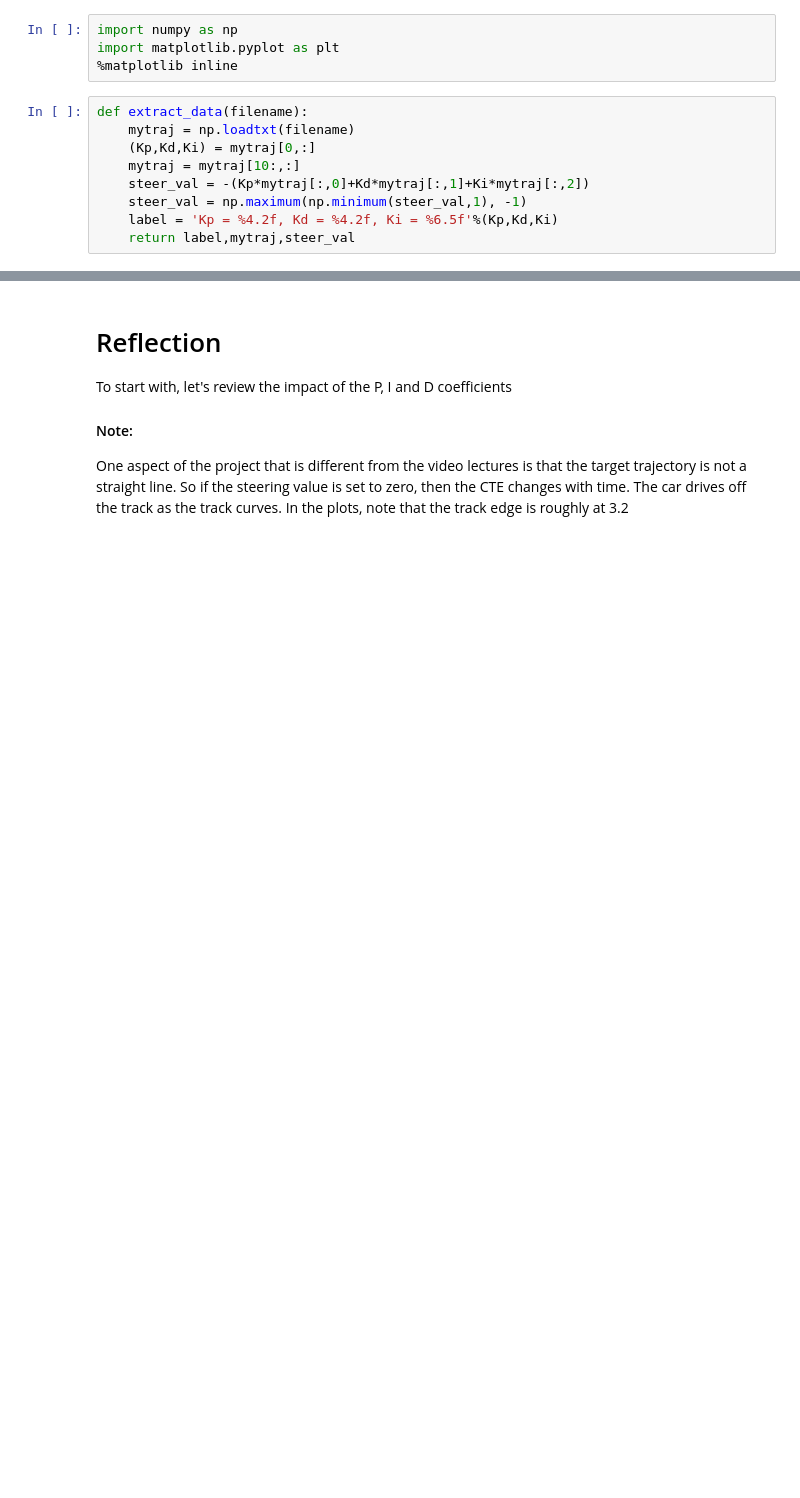
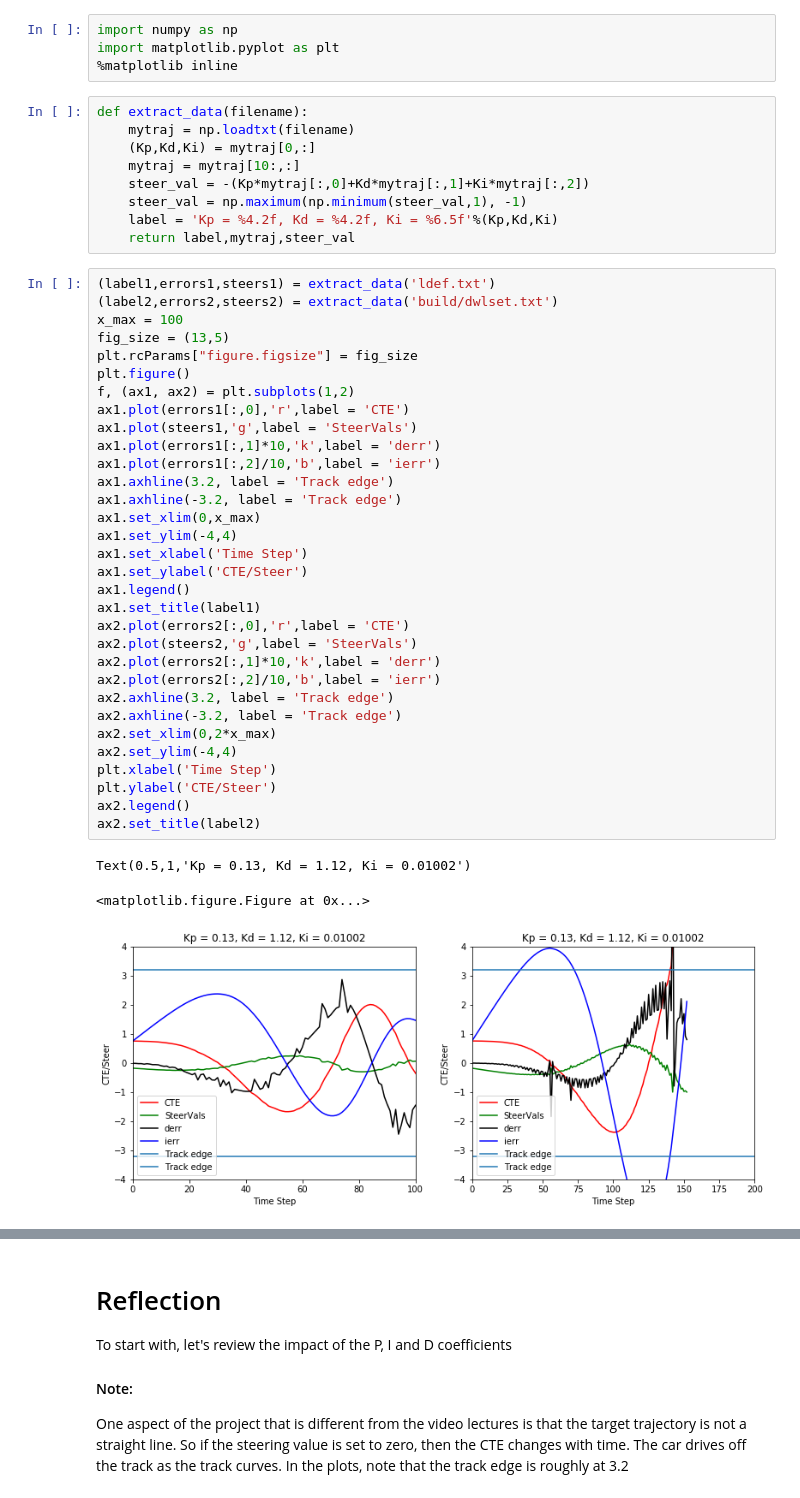
Before and after one commit to pnsrao/CarND-PID-Control-Project, a Jupyter notebook: Reflections.ipynb, the cells around one changed output, grey strips where cells are left out. Drawn from its saved outputs; the diff is of its cells as text; blank space fills up the shorter version.

```diff
--- a/Reflections.ipynb
+++ b/Reflections.ipynb
@@ -11,3 +11,39 @@ def extract_data(filename):
     steer_val = np.maximum(np.minimum(steer_val,1), -1)
     label = 'Kp = %4.2f, Kd = %4.2f, Ki = %6.5f'%(Kp,Kd,Ki)
     return label,mytraj,steer_val
+# %%
+(label1,errors1,steers1) = extract_data('ldef.txt')
+(label2,errors2,steers2) = extract_data('build/dwlset.txt')
+x_max = 100
+fig_size = (13,5)
+plt.rcParams["figure.figsize"] = fig_size
+plt.figure()
+f, (ax1, ax2) = plt.subplots(1,2)
+ax1.plot(errors1[:,0],'r',label = 'CTE')
+ax1.plot(steers1,'g',label = 'SteerVals')
+ax1.plot(errors1[:,1]*10,'k',label = 'derr')
+ax1.plot(errors1[:,2]/10,'b',label = 'ierr')
+ax1.axhline(3.2, label = 'Track edge')
+ax1.axhline(-3.2, label = 'Track edge')
+ax1.set_xlim(0,x_max)
+ax1.set_ylim(-4,4)
+ax1.set_xlabel('Time Step')
+ax1.set_ylabel('CTE/Steer')
+ax1.legend()
+ax1.set_title(label1)
+ax2.plot(errors2[:,0],'r',label = 'CTE')
+ax2.plot(steers2,'g',label = 'SteerVals')
+ax2.plot(errors2[:,1]*10,'k',label = 'derr')
+ax2.plot(errors2[:,2]/10,'b',label = 'ierr')
+ax2.axhline(3.2, label = 'Track edge')
+ax2.axhline(-3.2, label = 'Track edge')
+ax2.set_xlim(0,2*x_max)
+ax2.set_ylim(-4,4)
+plt.xlabel('Time Step')
+plt.ylabel('CTE/Steer')
+ax2.legend()
+ax2.set_title(label2)
+# %% [output]
+Text(0.5,1,'Kp = 0.13, Kd = 1.12, Ki = 0.01002')
+<matplotlib.figure.Figure at 0x...>
+[figure, added]
```
Also changed, not shown: parts of 1 cell of this notebook, 3 other files.
